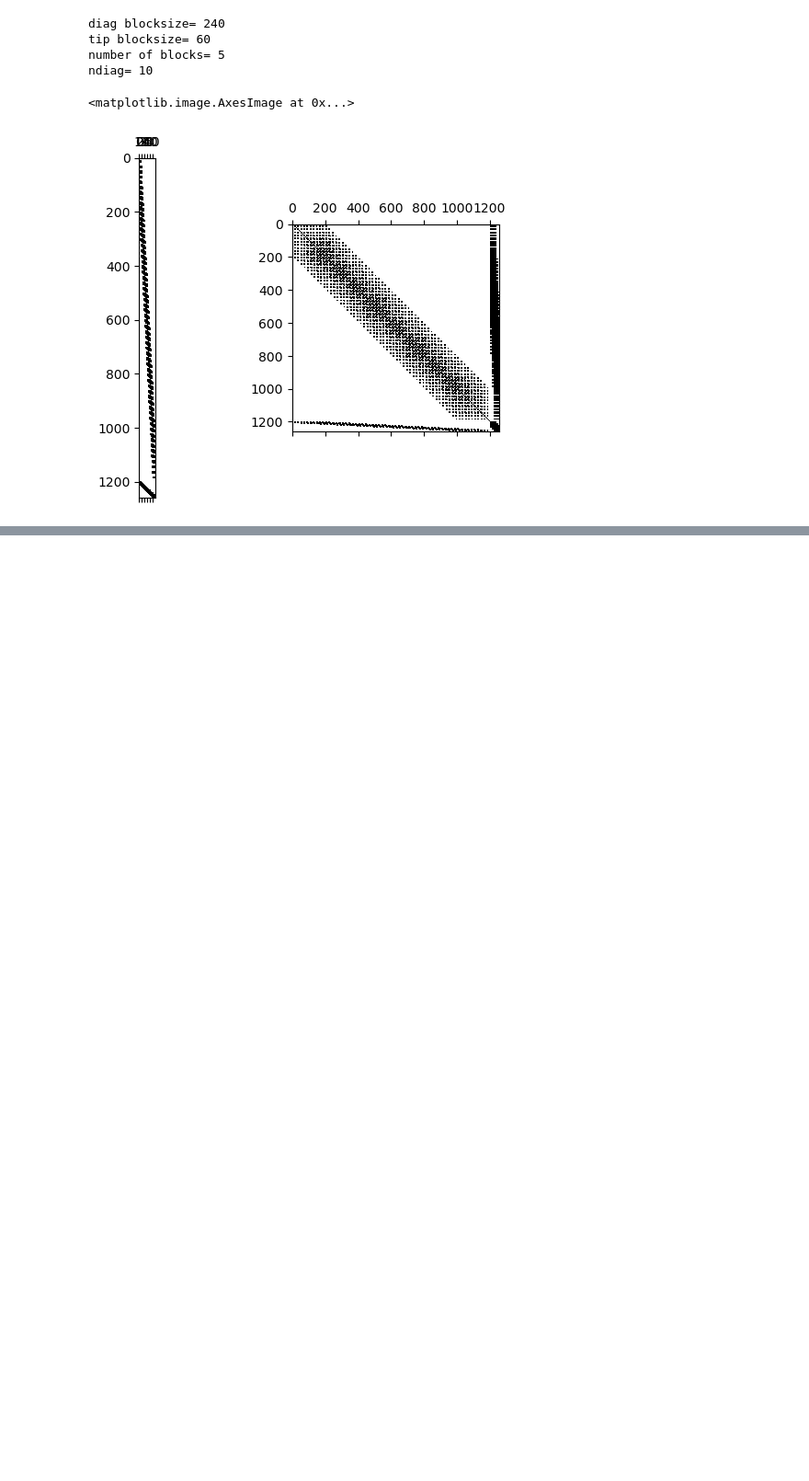
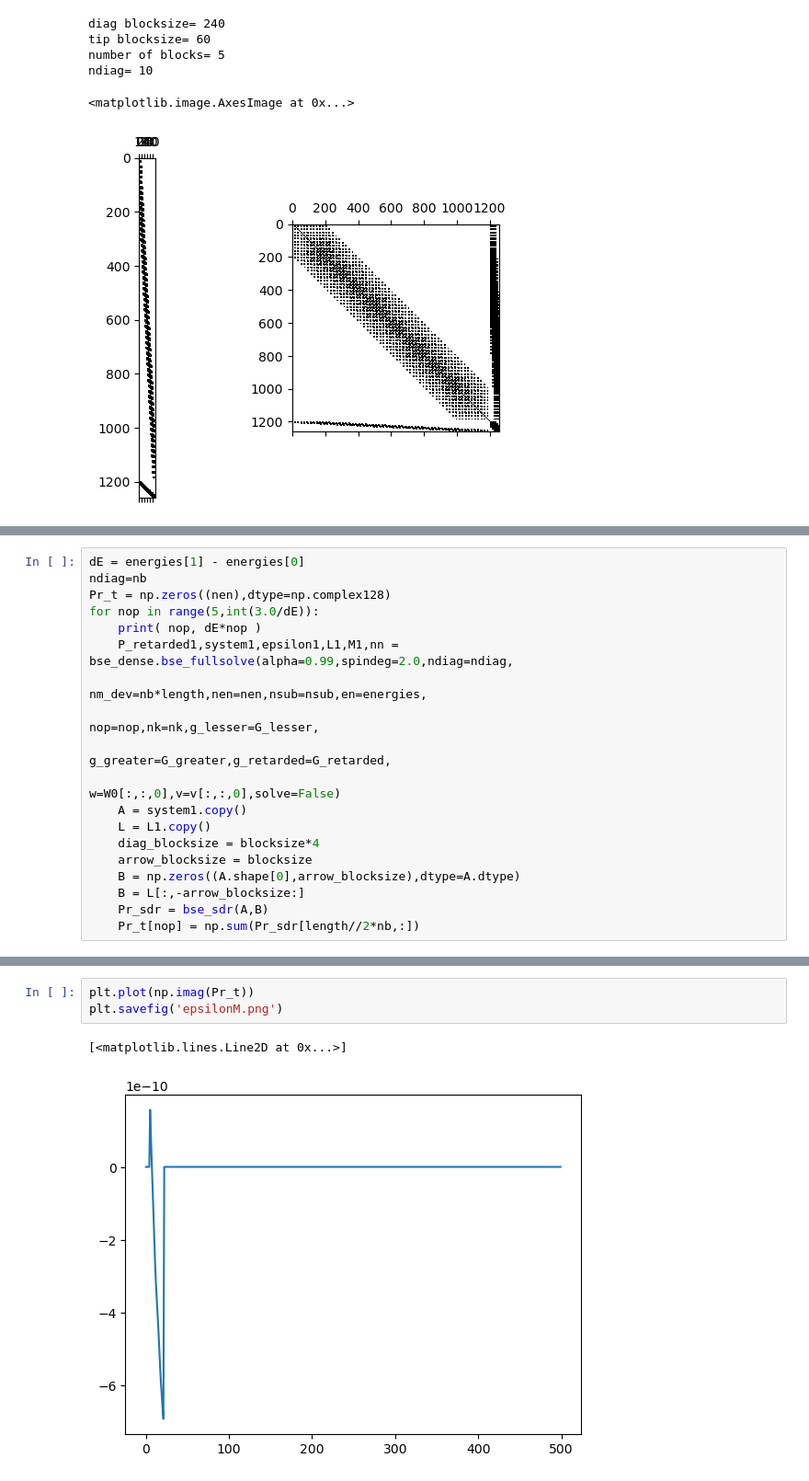
Before and after one commit to jiangcao/MAGI, a Jupyter notebook: f2py/examples/agnr5/ex1_bse.ipynb, the cells around one changed output, grey strips where cells are left out. Shown: that part at 92% size. Saved outputs shown, nothing was run; the diff lists cells and outputs as text; blank space fills up the shorter version.

```diff
--- a/f2py/examples/agnr5/ex1_bse.ipynb
+++ b/f2py/examples/agnr5/ex1_bse.ipynb
@@ -238,0 +261,19 @@ Max abs sdr= 0.048320774434565394
+# %%
+dE = energies[1] - energies[0]
+ndiag=nb
+Pr_t = np.zeros((nen),dtype=np.complex128)
+for nop in range(5,int(3.0/dE)):
+    print( nop, dE*nop )
+    P_retarded1,system1,epsilon1,L1,M1,nn = bse_dense.bse_fullsolve(alpha=0.99,spindeg=2.0,ndiag=ndiag,
+                                                                nm_dev=nb*length,nen=nen,nsub=nsub,en=energies,
+                                                                nop=nop,nk=nk,g_lesser=G_lesser,
+                                                                g_greater=G_greater,g_retarded=G_retarded,
+                                                                w=W0[:,:,0],v=v[:,:,0],solve=False)
+    A = system1.copy()
+    L = L1.copy()
+    diag_blocksize = blocksize*4
+    arrow_blocksize = blocksize
+    B = np.zeros((A.shape[0],arrow_blocksize),dtype=A.dtype)
+    B = L[:,-arrow_blocksize:]
+    Pr_sdr = bse_sdr(A,B)
+    Pr_t[nop] = np.sum(Pr_sdr[length//2*nb,:])
@@ -238,0 +299,6 @@ Max abs sdr= 0.048320774434565394
+# %%
+plt.plot(np.imag(Pr_t))
+plt.savefig('epsilonM.png')
+# %% [output]
+[<matplotlib.lines.Line2D at 0x...>]
+[figure, added]
```
Also changed, not shown: parts of 6 cells of this notebook, 4 other files.
